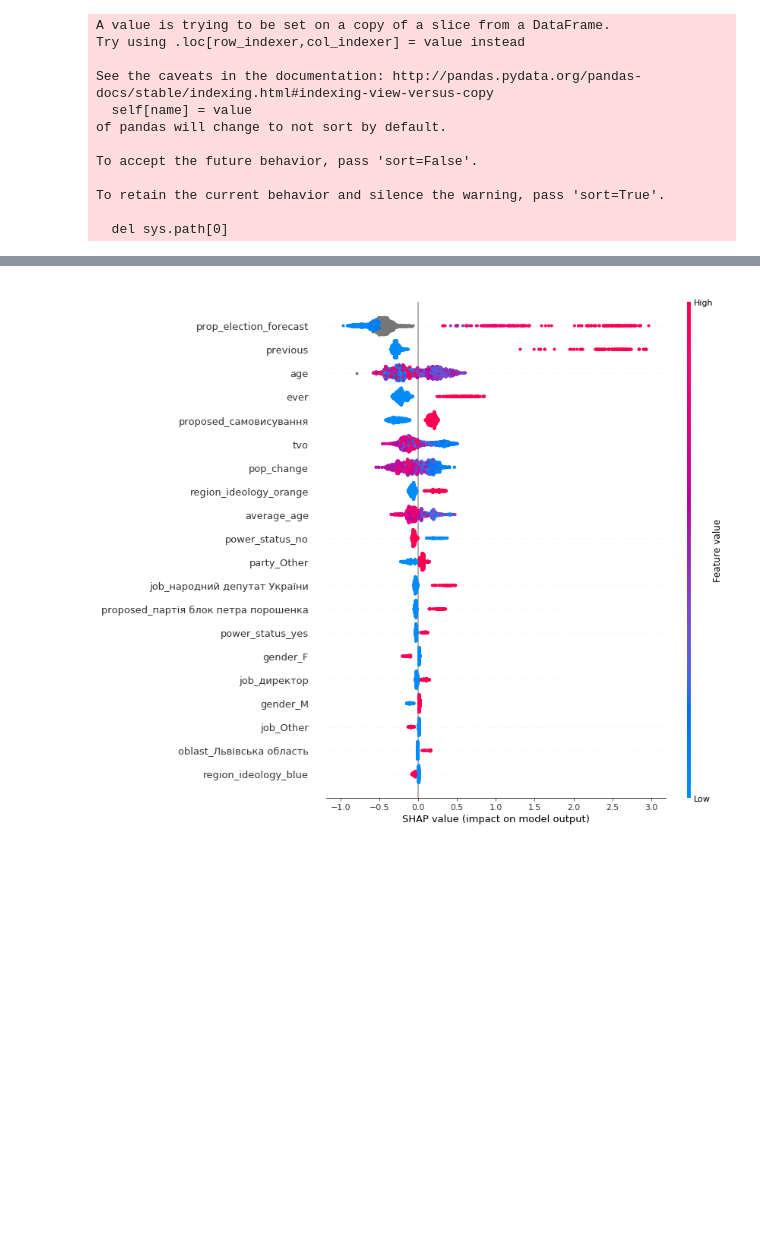
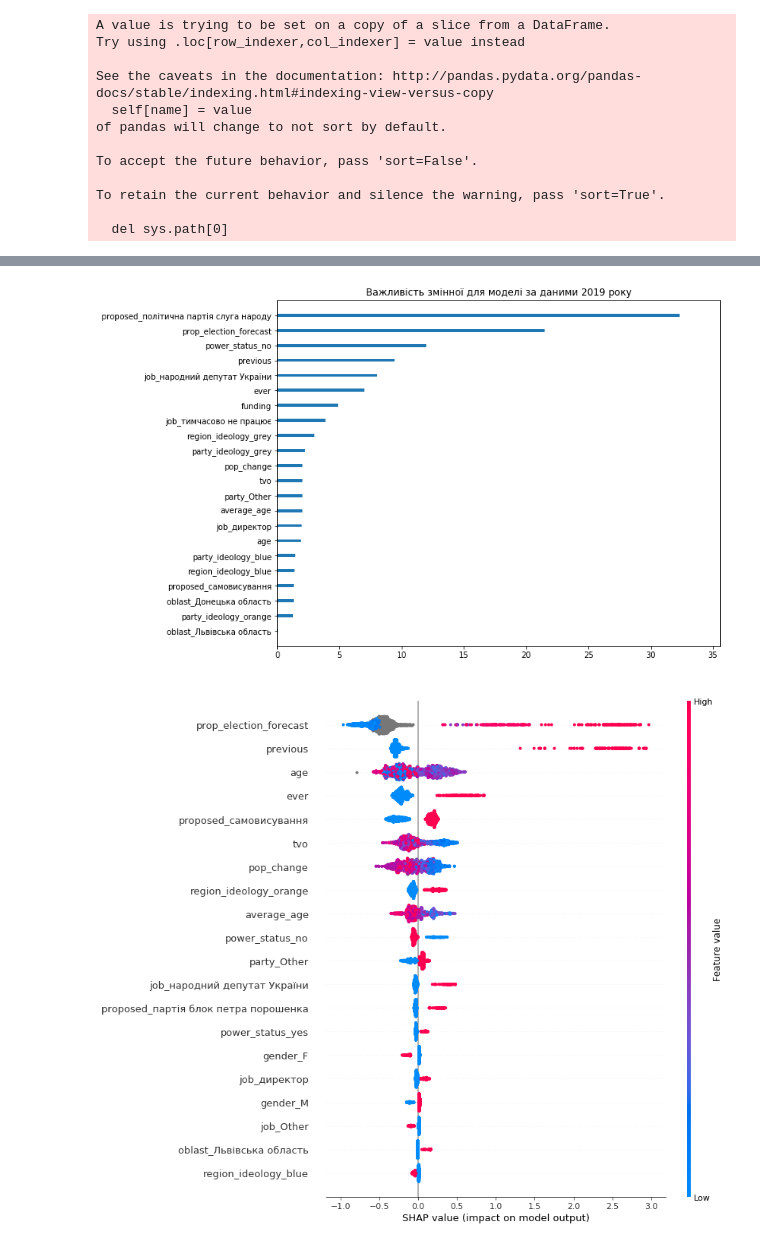
Before and after one commit to texty/parliamentary_elections_forecasting_2019, a Jupyter notebook: h2o.ipynb, the cells around one changed output, grey strips where cells are left out. Cells and saved outputs as stored; diff of their text form; code cells hidden in the pictures; blank space fills up the shorter version.

Commit message:
added exported images(8)

```diff
--- a/h2o.ipynb
+++ b/h2o.ipynb
@@ -1276,7 +1276,7 @@ class ModelDescr():
         pl.savefig(name, bbox_inches='tight', pad_inches=1)
 # %%
 model_check = ModelDescr()
-model_check.set_data(df_total, 2014)
+model_check.set_data(df_total, 2019)
 # %% [output]
 A value is trying to be set on a copy of a slice from a DataFrame.
 Try using .loc[row_indexer,col_indexer] = value instead
@@ -1285,7 +1285,9 @@ See the caveats in the documentation: http://pandas.pydata.org/pandas-docs/stabl
 done data split
 [interactive output not drawn]
 # %%
-model_check.plot_importance(plot_name='')
+model_check.plot_importance(save_plot=True, plot_name='importance_plot_2019_basic_model.png')
+# %% [output]
+[figure, added]
 # %%
 model_check.plot_shap_summary_plot_violine(name='plot/summary_plot_2014.png')
 # %% [output]
```
Also changed, not shown: parts of 1 cell of this notebook, 1 other file.
